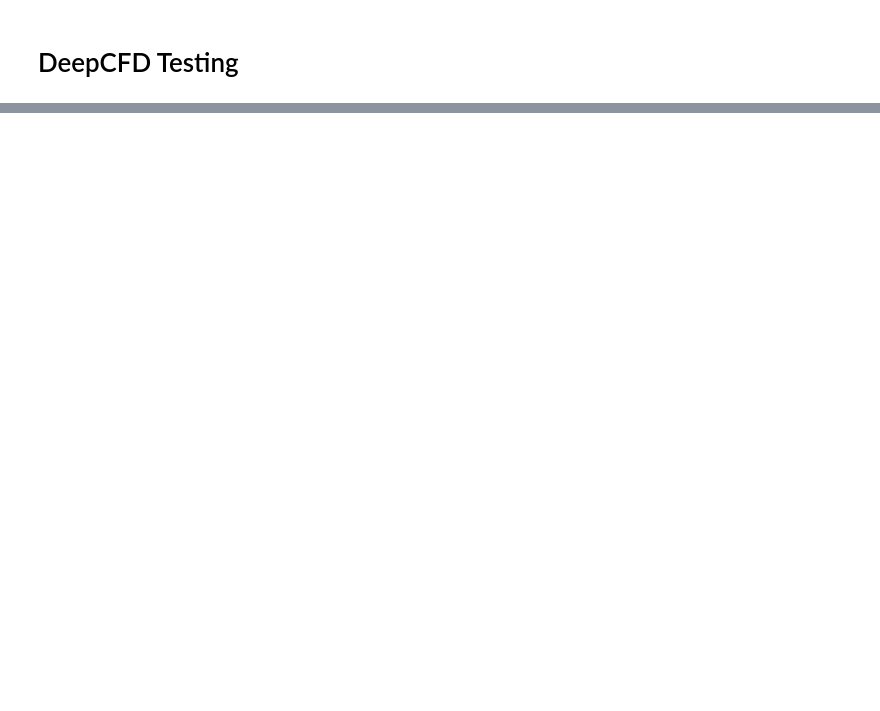
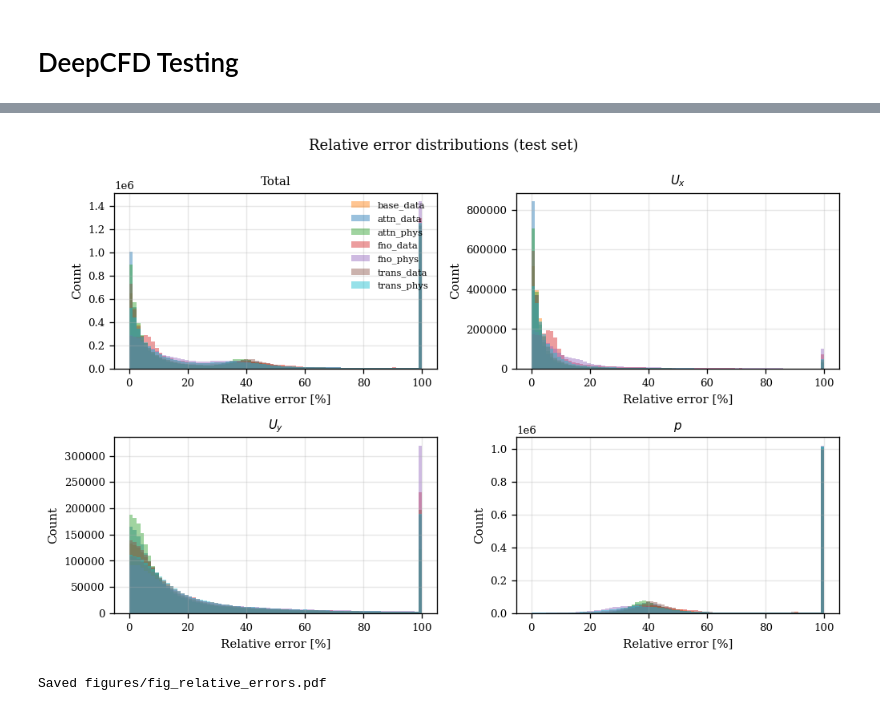
Before and after one commit to andimatteo/ai4e, a Jupyter notebook: src/DeepCFD_Testing.ipynb, the cells around one changed output, grey strips where cells are left out. Cells and saved outputs as stored; diff of their text form; code cells hidden in the pictures; blank space fills up the shorter version.

```diff
--- a/src/DeepCFD_Testing.ipynb
+++ b/src/DeepCFD_Testing.ipynb
@@ -58,0 +530,43 @@ Testing completed
+# %%
+K = 1e-4
+
+def relative_errors(pred, gt, mask, channel=None):
+    if channel is not None:
+        p = pred[:, channel:channel+1]
+        g = gt[:, channel:channel+1]
+        m = mask
+    else:
+        p = pred; g = gt; m = mask.expand_as(pred)
+    rel = (p - g).abs() / (g.abs() + K) * 100.0
+    return rel[m.bool()].numpy()
+
+def fig_relative_errors(model_keys, filename, clip_pct=100):
+    colors = ["#ff7f0e", "#1f77b4", "#2ca02c", "#d62728", "#9467bd", "#8c564b", "#17becf"]
+    fig, axes = plt.subplots(2, 2, figsize=(8.5, 5.5)); axes = axes.flat
+    bins = np.linspace(0, clip_pct, 80)
+    panels = [(None, "Total", axes[0]), (0, r"$U_x$", axes[1]), (1, r"$U_y$", axes[2]), (2, r"$p$", axes[3])]
+
+    for ch, title, ax in panels:
+        for i, key in enumerate(model_keys):
+            rel = relative_errors(cache[key]["preds"], cache[key]["gts"], cache[key]["fluid"], channel=ch)
+            rel = np.clip(rel, 0, clip_pct)
+            ax.hist(rel, bins=bins, alpha=0.45, color=colors[i % len(colors)], label=results[key]["tag"])
+        ax.set_title(title)
+        ax.set_xlabel("Relative error [%]")
+        ax.set_ylabel("Count")
+        ax.grid(True, alpha=0.3)
+
+    axes[0].legend(loc="upper right", frameon=False, fontsize=7)
+    fig.suptitle("Relative error distributions (test set)", y=0.99)
+    fig.tight_layout()
+    out = FIG_DIR / filename
+    fig.savefig(out); fig.savefig(out.with_suffix(".png"))
+    plt.show()
+    print(f"Saved {out}")
+
+keys_rel = [k for k in ["base_data", "attn_data", "attn_phys", "fno_data", "fno_phys", "trans_data", "trans_phys"] if k in results]
+if keys_rel:
+    fig_relative_errors(keys_rel, filename="fig_relative_errors.pdf")
+# %% [output]
+[figure, added]
+Saved figures/fig_relative_errors.pdf
```
Also changed, not shown: parts of 18 cells of this notebook, 2 other files.
